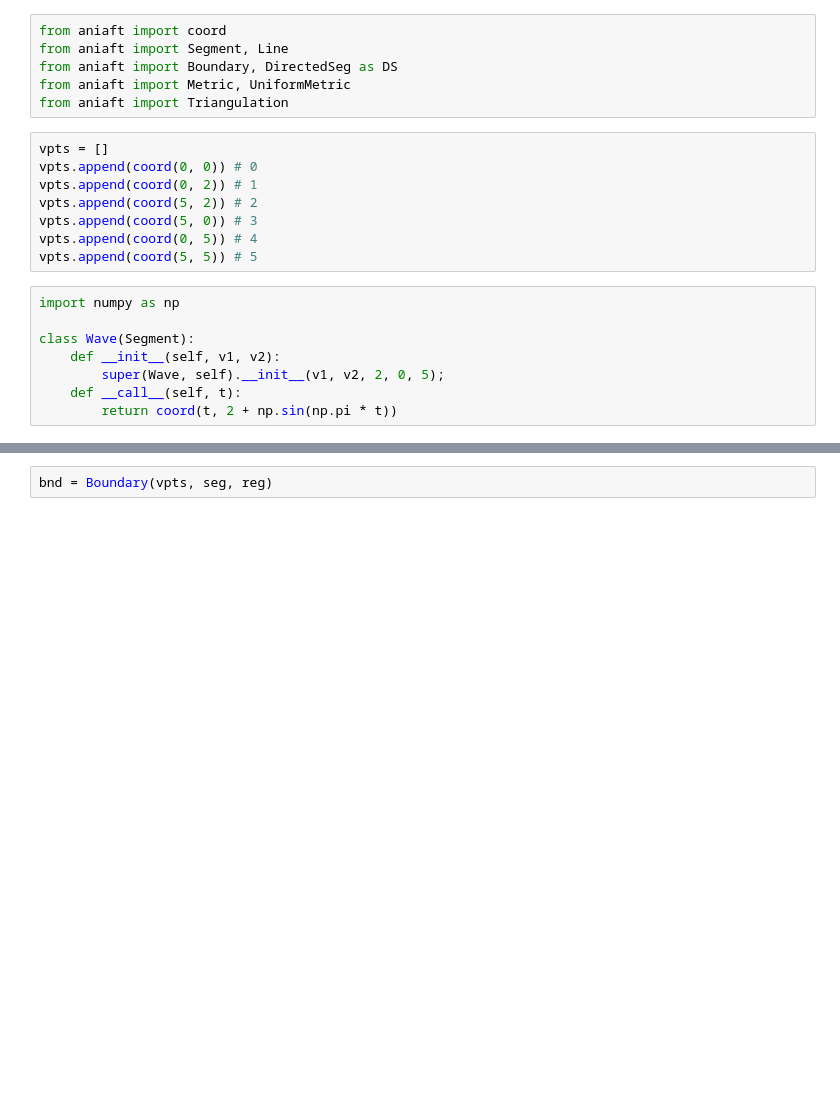
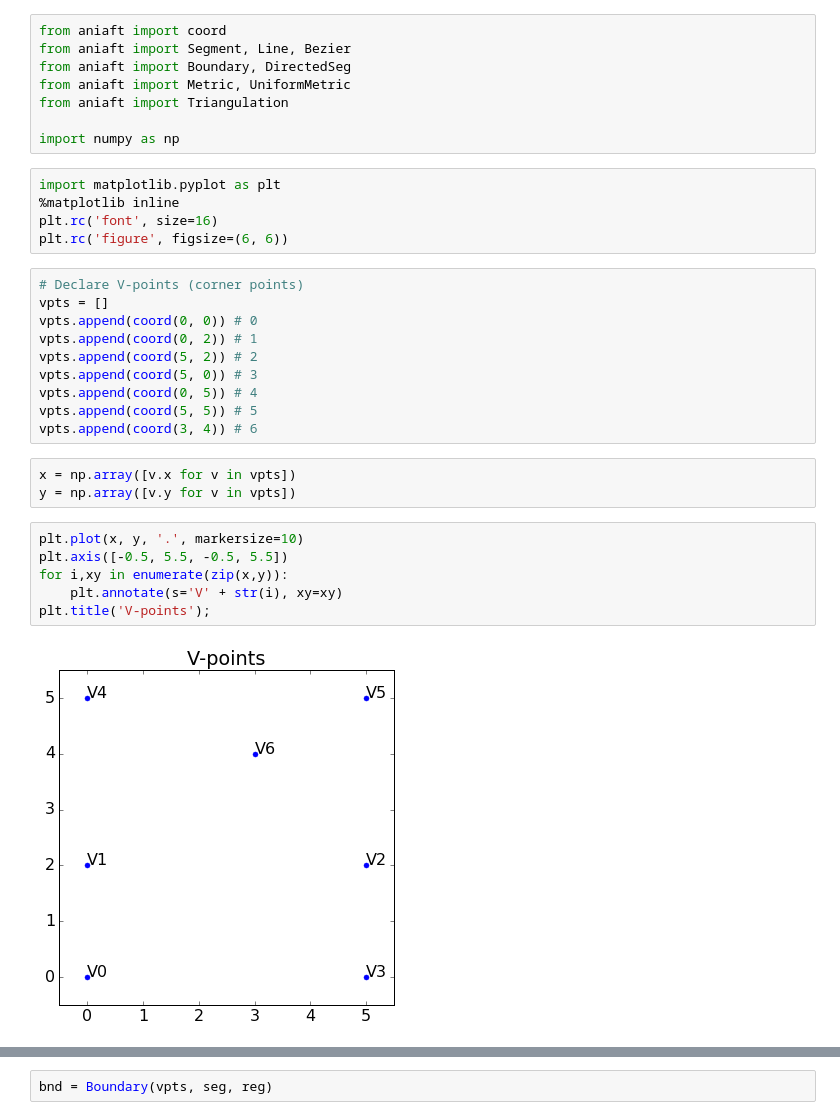
Before and after one commit to uranix/aniaft-rewrite, a Jupyter notebook: demo.ipynb, the cells around one changed output, grey strips where cells are left out. Cells and saved outputs as stored; diff of their text form; blank space fills up the shorter version.

```diff
--- a/demo.ipynb
+++ b/demo.ipynb
@@ -1,10 +1,18 @@
 # %%
 from aniaft import coord
-from aniaft import Segment, Line
-from aniaft import Boundary, DirectedSeg as DS
+from aniaft import Segment, Line, Bezier
+from aniaft import Boundary, DirectedSeg
 from aniaft import Metric, UniformMetric
 from aniaft import Triangulation
+
+import numpy as np
+# %%
+import matplotlib.pyplot as plt
+%matplotlib inline
+plt.rc('font', size=16)
+plt.rc('figure', figsize=(6, 6))
 # %%
+# Declare V-points (corner points)
 vpts = []
 vpts.append(coord(0, 0)) # 0
 vpts.append(coord(0, 2)) # 1
@@ -12,11 +20,15 @@ vpts.append(coord(5, 2)) # 2
 vpts.append(coord(5, 0)) # 3
 vpts.append(coord(0, 5)) # 4
 vpts.append(coord(5, 5)) # 5
+vpts.append(coord(3, 4)) # 6
-# %%
-import numpy as np
-
-class Wave(Segment):
-    def __init__(self, v1, v2):
-        super(Wave, self).__init__(v1, v2, 2, 0, 5);
-    def __call__(self, t):
-        return coord(t, 2 + np.sin(np.pi * t))
+# %%
+x = np.array([v.x for v in vpts])
+y = np.array([v.y for v in vpts])
+# %%
+plt.plot(x, y, '.', markersize=10)
+plt.axis([-0.5, 5.5, -0.5, 5.5])
+for i,xy in enumerate(zip(x,y)):
+    plt.annotate(s='V' + str(i), xy=xy)
+plt.title('V-points');
+# %% [output]
+[figure, added]
```
Also changed, not shown: parts of 7 cells of this notebook, 3 other files.
